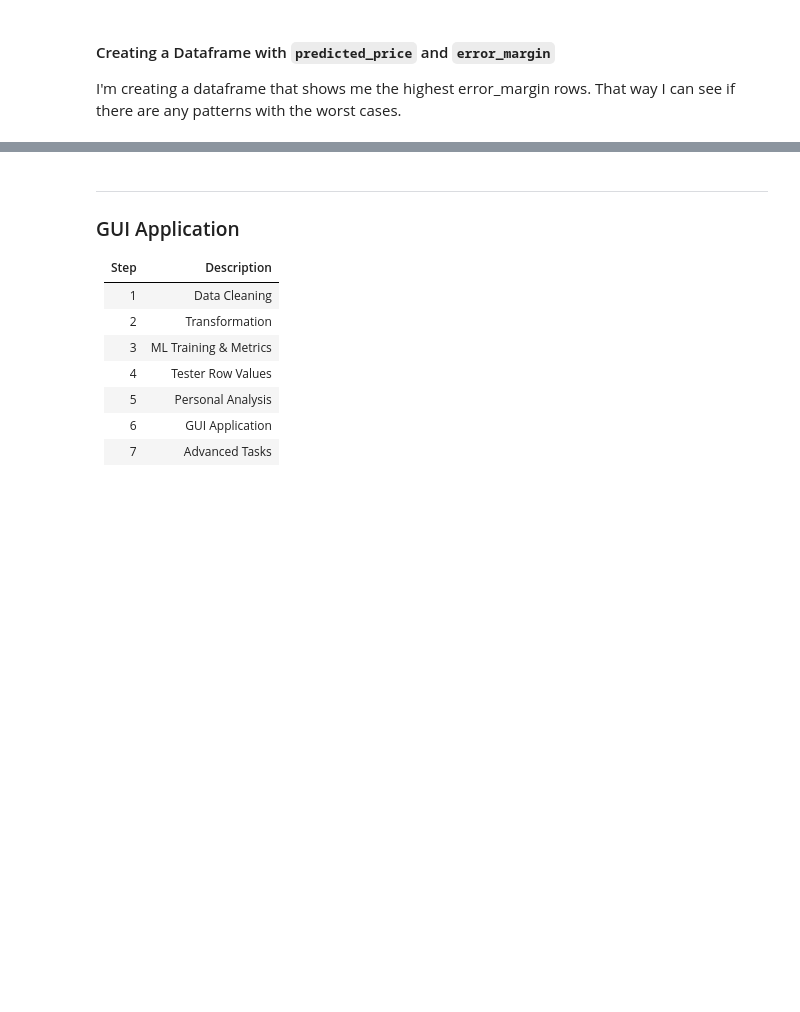
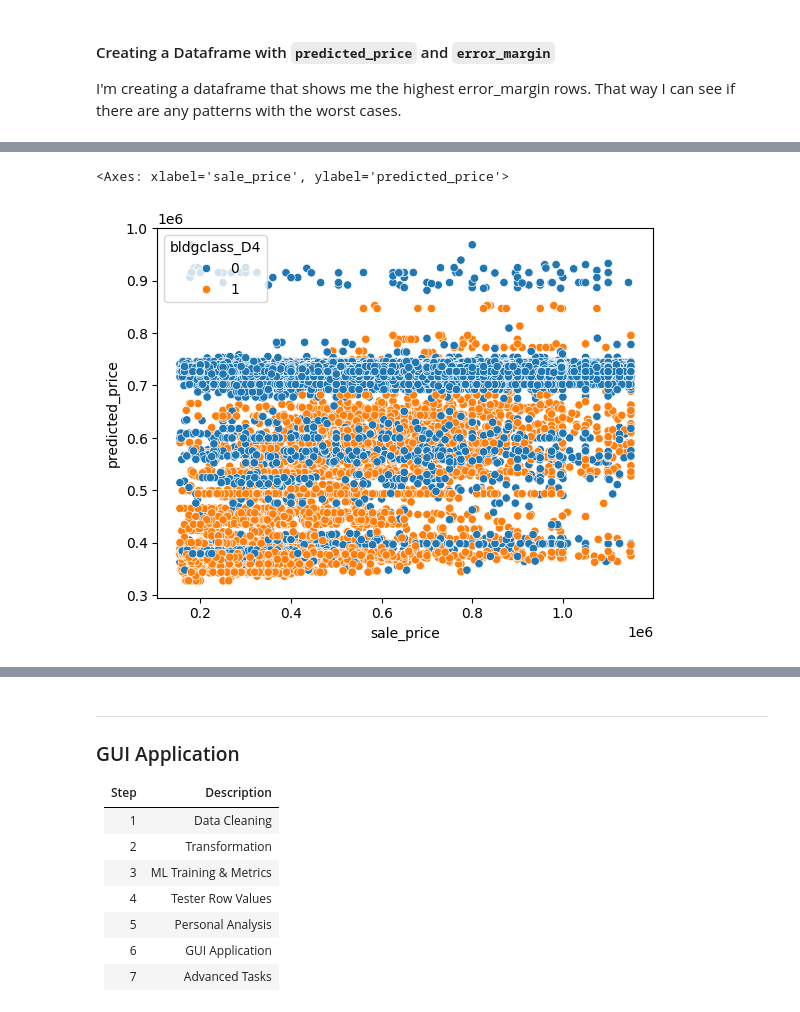
Before and after one commit to jehuhta/Intro_ML, a Jupyter notebook: ex1_project.ipynb, the cells around one changed output, grey strips where cells are left out. Saved outputs shown, nothing was run; the diff lists cells and outputs as text; code cells hidden in the pictures; blank space fills up the shorter version.

```diff
--- a/ex1_project.ipynb
+++ b/ex1_project.ipynb
@@ -729,3 +701,8 @@ case_df
+# %%
+sns.scatterplot(case_df, x='sale_price', y="predicted_price", hue="bldgclass_D4")
+# %% [output]
+<Axes: xlabel='sale_price', ylabel='predicted_price'>
+[figure, added]
 # %% [markdown]
 <h3>Post-Research Observations: </h3>
 
```
Also changed, not shown: parts of 9 cells of this notebook.
